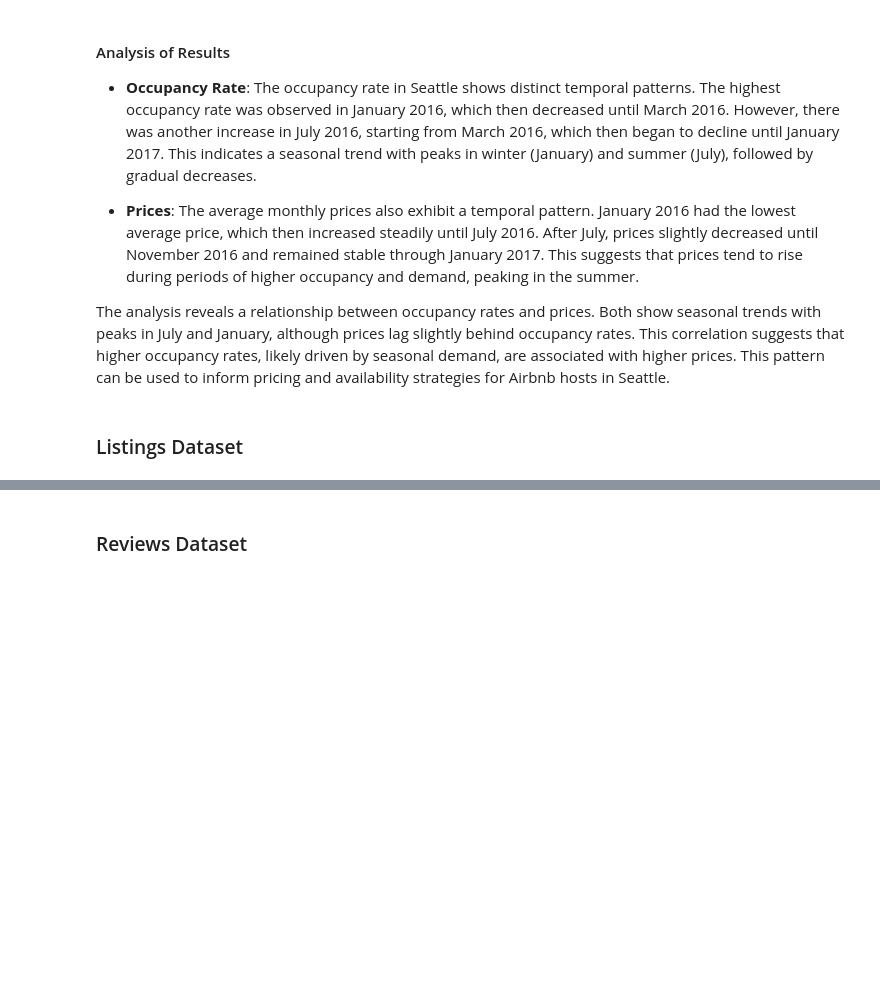
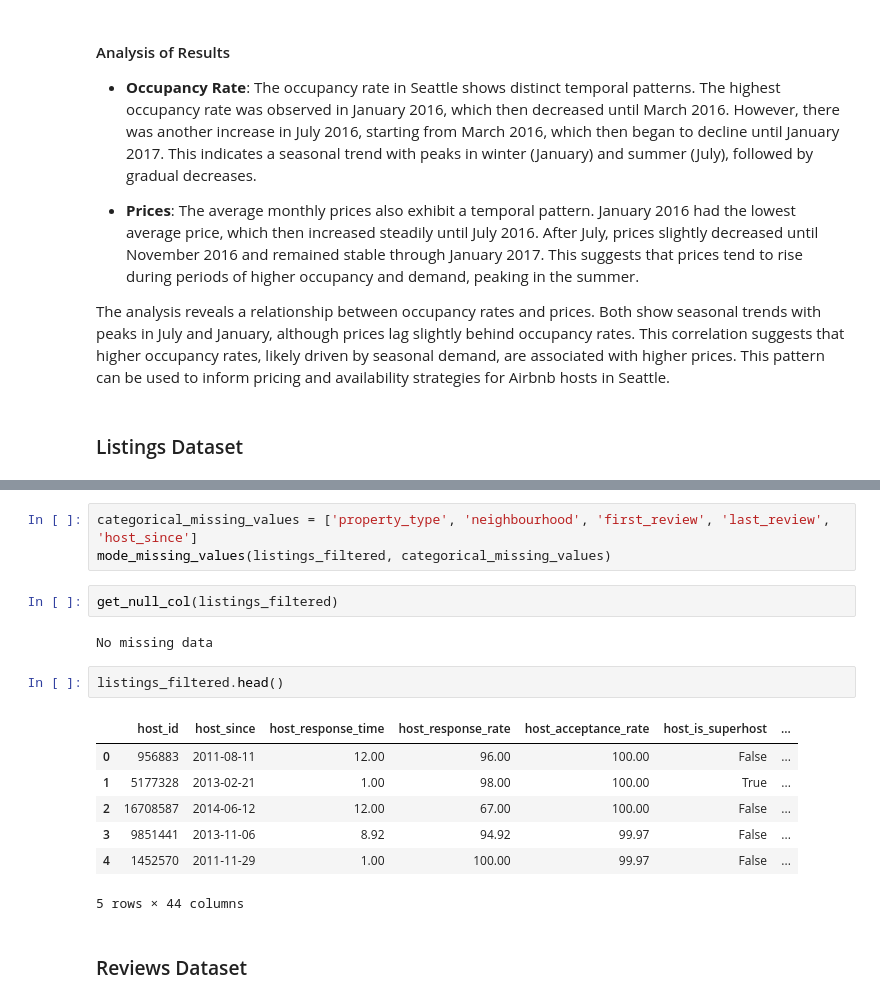
Before and after one commit to mafda/seattle_airbnb_data_analysis, a Jupyter notebook: src/seattle_airbnb_data_analysis.ipynb, the cells around one changed output, grey strips where cells are left out. Cells and saved outputs as stored; diff of their text form; blank space fills up the shorter version.

```diff
--- a/src/seattle_airbnb_data_analysis.ipynb
+++ b/src/seattle_airbnb_data_analysis.ipynb
@@ -401,3 +529,20 @@ bool_col = []
+# %%
+categorical_missing_values = ['property_type', 'neighbourhood', 'first_review', 'last_review', 'host_since']
+mode_missing_values(listings_filtered, categorical_missing_values)
+# %%
+get_null_col(listings_filtered)
+# %% [output]
+No missing data
+# %%
+listings_filtered.head()
+# %% [output]
+|  | host_id | host_since | host_response_time | host_response_rate | host_acceptance_rate | host_is_superhost | ... |
+| 0 | 956883 | 2011-08-11 | 12.00 | 96.00 | 100.00 | False | ... |
+| 1 | 5177328 | 2013-02-21 | 1.00 | 98.00 | 100.00 | True | ... |
+| 2 | 16708587 | 2014-06-12 | 12.00 | 67.00 | 100.00 | False | ... |
+| 3 | 9851441 | 2013-11-06 | 8.92 | 94.92 | 99.97 | False | ... |
+| 4 | 1452570 | 2011-11-29 | 1.00 | 100.00 | 99.97 | False | ... |
+5 rows × 44 columns
 # %% [markdown]
 ### Reviews Dataset
 # %%
```
Also changed, not shown: parts of 27 cells of this notebook.
